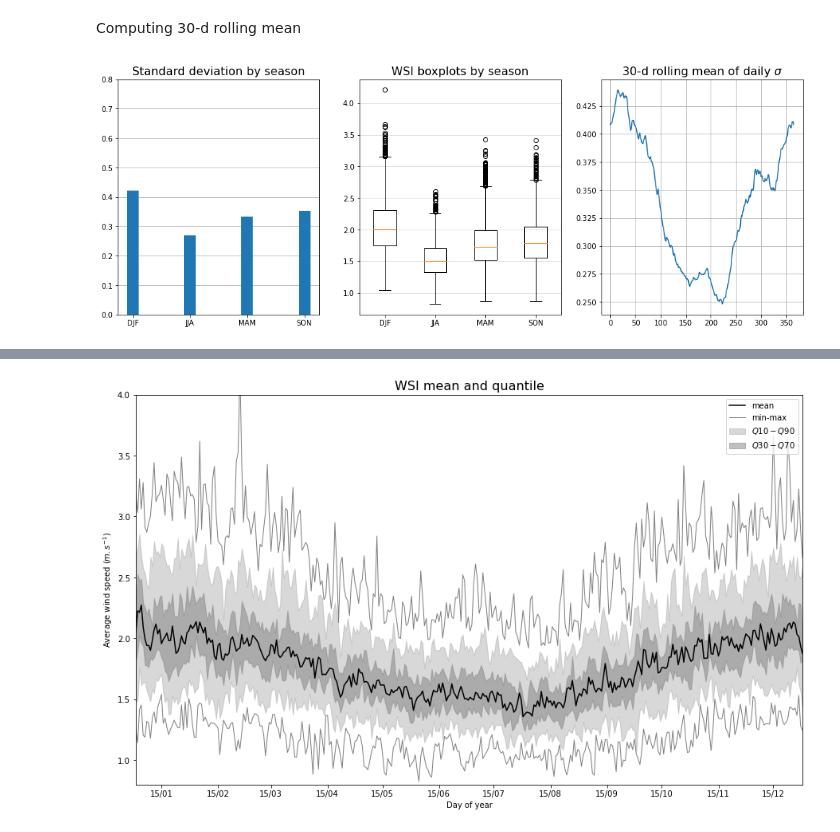
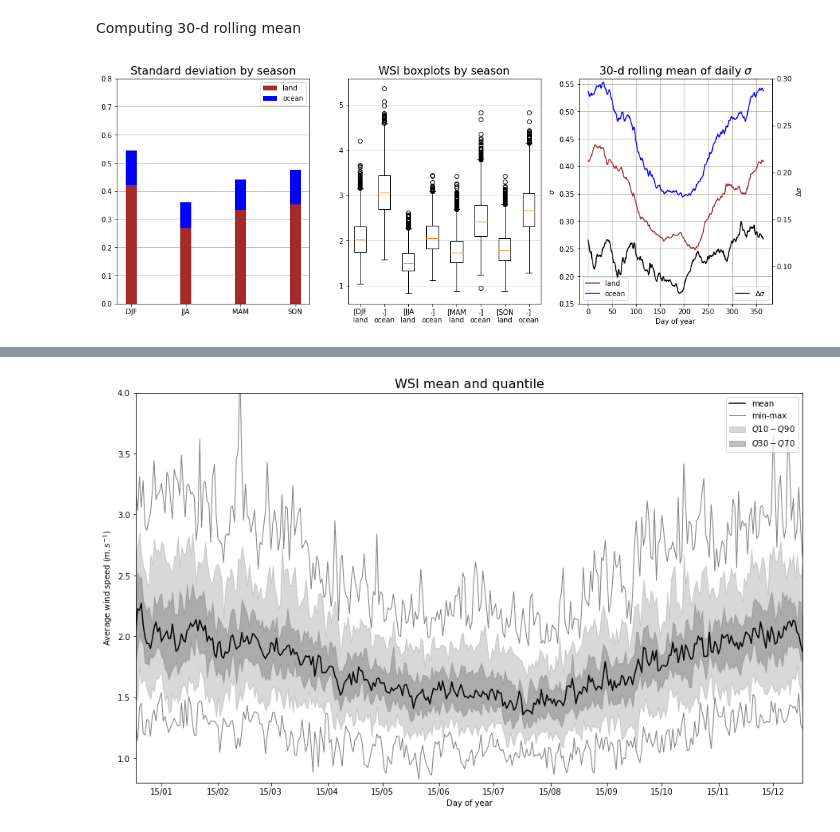
Before and after one commit to bchatelon/year_weather_regime, a Jupyter notebook: wind_outage.ipynb, the cells around one changed output, grey strips where cells are left out. Cells and saved outputs as stored; diff of their text form; code cells hidden in the pictures.

```diff
--- a/wind_outage.ipynb
+++ b/wind_outage.ipynb
@@ -209,6 +243,7 @@ High frequence (daily) variability and seasonnal cycle appear, isolation of the
 Let's take a look on high frequence variability by substracting the seasonnal cycle.
 # %%
 ws_index_danom = ws_index.ws.groupby('time.dayofyear') - ws_index_day_mean
+wso_index_danom = wso_index.ws.groupby('time.dayofyear') - wso_index_day_mean
 # %%
 fig = plt.figure(figsize=(17, 8))
 ws_index_danom_zoom = ws_index_danom[-365*4:]
@@ -233,8 +268,10 @@ More variability during winter ?
 Verificaton with seasonnal and daily standard deviation $\sigma$
 # %%
 ws_index_sstd = ws_index_danom.groupby('time.season').std('time')
+wso_index_sstd = wso_index_danom.groupby('time.season').std('time')
 # %%
 ws_index_dstd = ws_index.groupby('time.dayofyear').std('time')
+wso_index_dstd = wso_index.groupby('time.dayofyear').std('time')
 # %% [markdown]
 Computing 30-d rolling mean
 # %%
@@ -243,31 +280,51 @@ ws_index_day_std = xr.concat([
     ws_index_dstd.ws.rolling(dayofyear=30, center=True).mean().dropna('dayofyear'),
     ws_index_dstd.roll(dayofyear=150, roll_coords= True).ws.rolling(dayofyear=30, center=True).mean().roll(dayofyear=-150, roll_coords= True)[-14:]],
     dim = 'dayofyear')
+wso_index_day_std = xr.concat([
+    wso_index_dstd.roll(dayofyear=150, roll_coords= True).ws.rolling(dayofyear=30, center=True).mean().roll(dayofyear=-150, roll_coords= True)[:15],
+    wso_index_dstd.ws.rolling(dayofyear=30, center=True).mean().dropna('dayofyear'),
+    wso_index_dstd.roll(dayofyear=150, roll_coords= True).ws.rolling(dayofyear=30, center=True).mean().roll(dayofyear=-150, roll_coords= True)[-14:]],
+    dim = 'dayofyear')
 # %%
 fig = plt.figure(figsize=(17, 6))
 
 ax = fig.add_subplot(1, 3, 1)
 ax.set_title('Standard deviation by season', fontsize = 16)
-ax.bar(ws_index_sstd.season, ws_index_sstd.values, width = 0.2, zorder = 2)
+ax.bar(ws_index_sstd.season, ws_index_sstd.values, width = 0.2, zorder = 3, color = 'brown', label = 'land')
+ax.bar(wso_index_sstd.season, wso_index_sstd.values, width = 0.2, zorder = 2, color = 'blue', label = 'ocean')
 ax.grid(axis = 'y',zorder = 1)
 ax.set_ylim(0,0.8)
+ax.legend()
 
 ax = fig.add_subplot(1, 3, 2)
 ax.set_title('WSI boxplots by season', fontsize = 16)
-test=[]
+bp=[]
 for season in ws_index_sstd.season.values :
-    test.append(ws_index.ws.groupby('time.season')[season])
-ax.boxplot(test, labels = ws_index_sstd.season.values)
+    bp.append(ws_index.ws.groupby('time.season')[season])
+    bp.append(wso_index.ws.groupby('time.season')[season])
+ax.boxplot(bp, labels = ['[DJF\nland', '-]\nocean','[JJA\nland', '-]\nocean','[MAM\nland', '-]\nocean','[SON\nland', '-]\nocean'])
 ax.grid(axis = 'y', alpha = 0.5)
 
 ax = fig.add_subplot(1, 3, 3)
 ax.set_title('30-d rolling mean of daily $\sigma$', fontsize = 16)
-ax.plot(ws_index_day_std)
+ax.plot(ws_index_day_std, color = 'brown', label = 'land')
+ax.plot(wso_index_day_std, color = 'blue', label = 'ocean')
+ax.set_ylim(0.15,0.56)
+ax.set_ylabel('$\sigma$')
+
+ax2 = ax.twinx()
+ax2.plot((wso_index_day_std - ws_index_day_std), color = 'black', label = '$\Delta\sigma$')
+ax2.legend(loc = 'lower right')
+ax2.set_ylim(0.06,0.3)
+ax2.set_ylabel('$\Delta\sigma$')
+
+ax.set_xlabel('Day of year')
 ax.grid()
+ax.legend()
 
 plt.show()
 # %% [output]
-[figure, old version]
+[figure, new version]
 # %%
 ws_index_dmax = ws_index.groupby('time.dayofyear').max('time')
 ws_index_dmin = ws_index.groupby('time.dayofyear').min('time')
```
Also changed, not shown: parts of 29 cells of this notebook.
